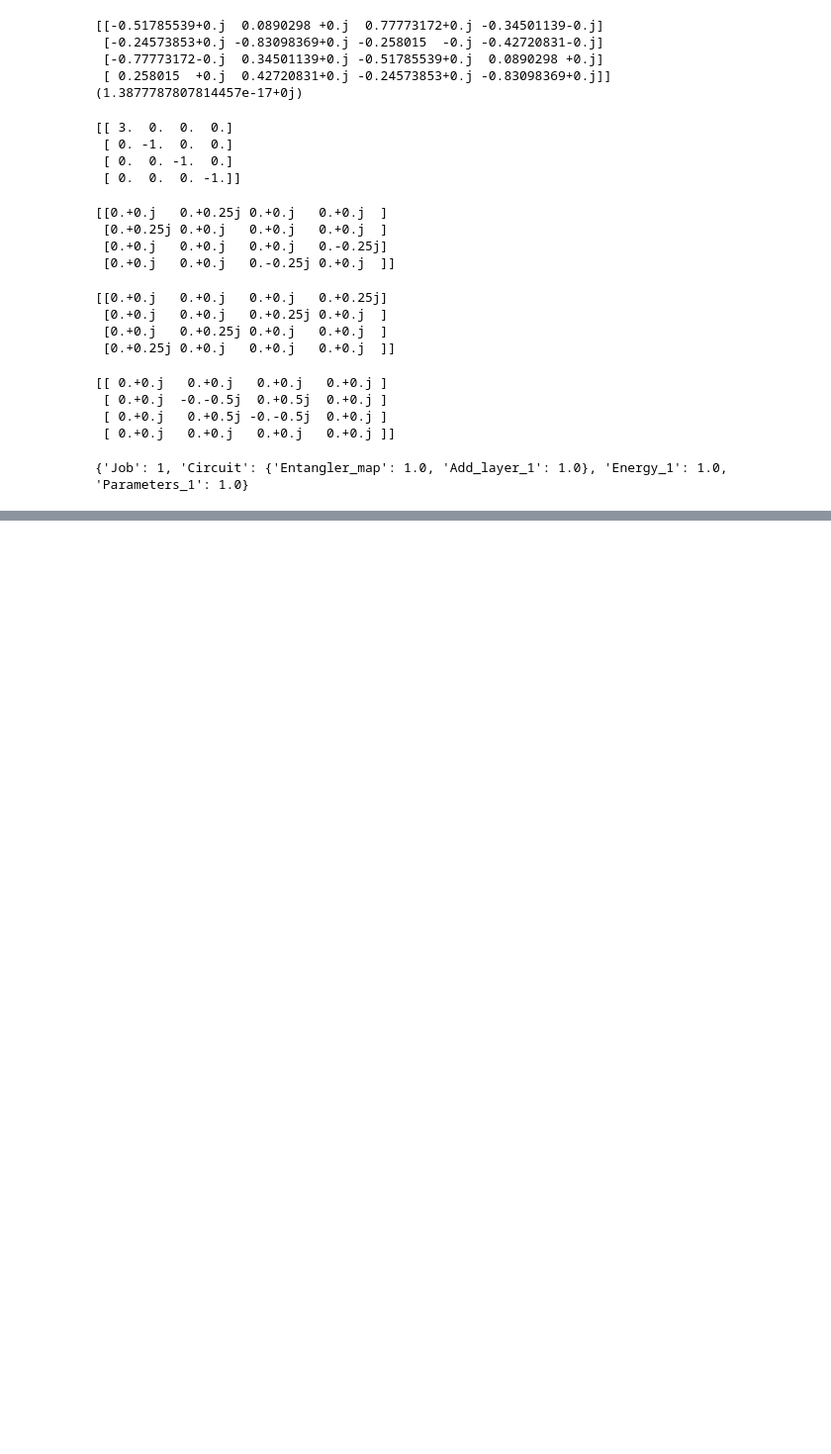
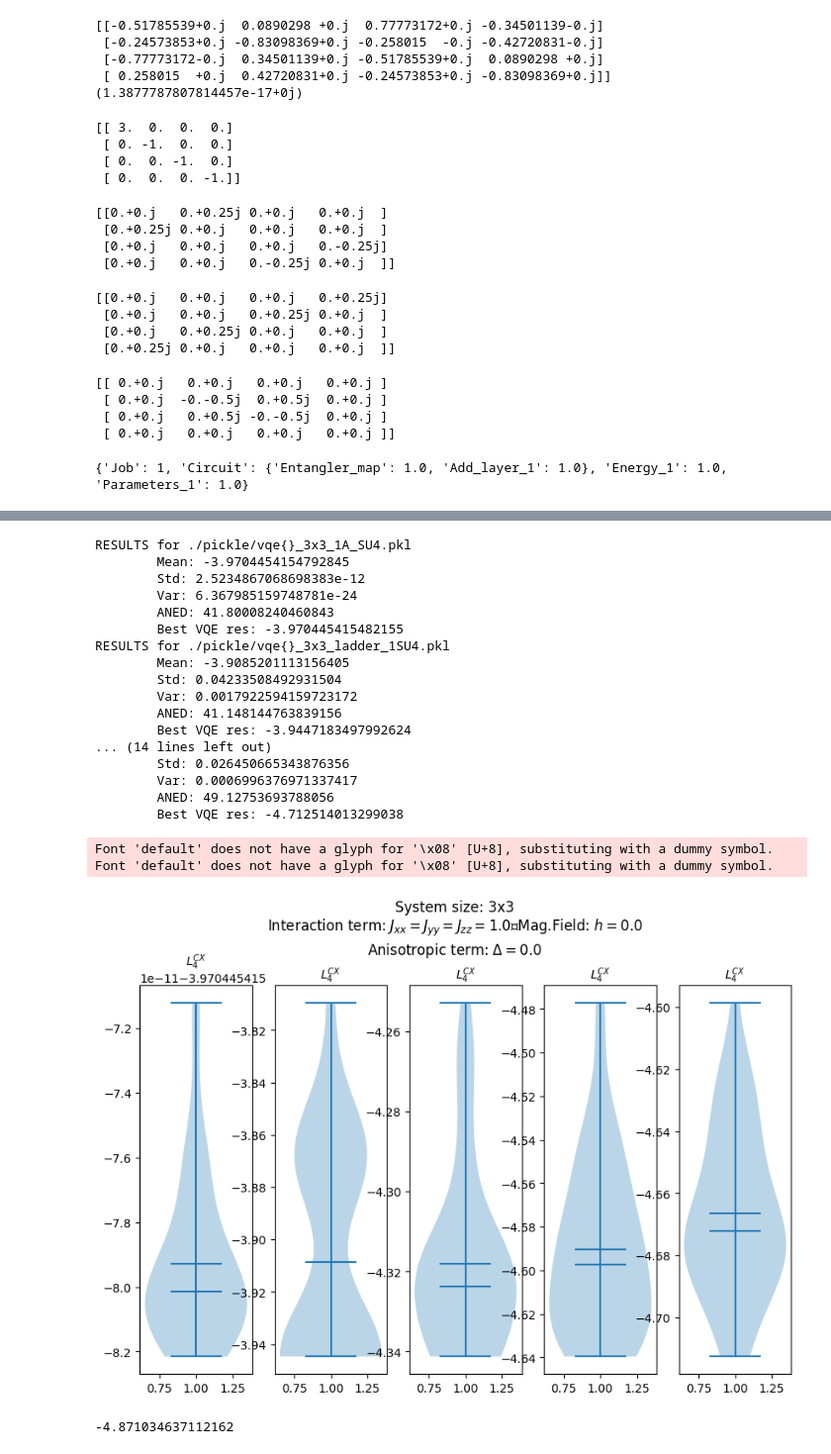
Before and after one commit to FabioTarocco/MULTILAYER-QIDA, a Jupyter notebook: things.ipynb, the cells around one changed output, grey strips where cells are left out. Shown at 99% size. Saved outputs shown, nothing was run; the diff lists cells and outputs as text; code cells hidden in the pictures; blank space fills up the shorter version.

Commit message:
Codice plots

```diff
--- a/things.ipynb
+++ b/things.ipynb
@@ -337,3 +337,18 @@ if len(add_data)>3:
 print(new_entry)
 # %% [output]
 {'Job': 1, 'Circuit': {'Entangler_map': 1.0, 'Add_layer_1': 1.0}, 'Energy_1': 1.0, 'Parameters_1': 1.0}
+# %%
+import ast
+ADDITIONAL_ENTANGLER_MAP = '[([[[0,1],[0,2],[0,3]]],2), ([[[3,1],[0,2],[0,3]]],2), ([[[0,1],[0,5],[0,3]]],2)]'
+ADDITIONAL_MAP_GATES = '[so4,so4,so4]'
+add_map = ast.literal_eval(ADDITIONAL_ENTANGLER_MAP)
+add_gate = [s.strip() for s in ADDITIONAL_MAP_GATES[1:-1].split(',')]
+add_data = []
+assert len(add_map) == len(add_gate)
+print("Additional map: ",add_map)
+print("Gate: ",add_gate)
+for i in range(len(add_map)):
+    add_data.append([add_map[i][0],add_map[i][1],add_gate[i], str(add_gate[i]).upper()])
+
+for i,item in enumerate(add_data):
+    print("Additional layer #{}:\n\tAdditional map:{}\n\treps:{}\n\twith {} gates".format(i+1,item[0],item[1],item[2]))
@@ -339,0 +370,59 @@ print(new_entry)
+# %%
+import numpy as np
+import pandas as pd
+import matplotlib.pyplot as plt
+
+base_path = ['./pickle/vqe{}_3x3_1A_SU4.pkl', './pickle/vqe{}_3x3_ladder_1SU4.pkl','./pickle/vqe{}_3x3_ladder_2SU4.pkl','./pickle/vqe{}_3x3_ladder_3SU4.pkl','./pickle/vqe{}_3x3_ladder_4SU4.pkl']
+NVQE = 50
+systems = ["3x3","2x6","3x4","3x4_mag","3x4_delta","3x4_delta_0_1"]
+e_ed = [-4.7493272585529,-6.60347247538703,-6.69168019351493,-9.50847255610575,-5.33875124065748,-4.272670379839620]
+
+fs = 10  # fontsize
+
+fig, axs = plt.subplots(nrows=1, ncols=5, figsize=(10, 6))
+for j,s in enumerate(base_path):
+
+    energy = [[],[],[],[],[]]
+    aned = 0.0
+    for i in range(1,NVQE+1):
+
+        a = pd.read_pickle(s.format(i))[0]
+        e_i = a['Energy']
+        energy[j].append(e_i)
+        aned += e_i
+        #print(e_i/e_ed[0]*100)
+    axs[j].violinplot(np.array(energy[j]), points=50, widths=0.7,
+                    showmeans=True, showextrema=True, showmedians=True, bw_method=0.5)
+    axs[j].set_title('$L_{4}^{CX}$', fontsize=fs)
+
+
+    print("RESULTS for {}\n\tMean: {}\n\tStd: {}\n\tVar: {}\n\tANED: {}\n\tBest VQE res: {}".format(s, np.mean(energy[j]), np.std(energy[j]), np.var(energy[j]), (aned/e_ed[0]), np.min(energy[j])))
+fig.suptitle("System size: 3x3\nInteraction term: $J_{xx}=J_{yy}=J_{zz}=1.0$\bMag.Field: $h=0.0$\nAnisotropic term: $\Delta=0.0$",y=1.05)
+fig.subplots_adjust(hspace=0.4)
+
+plt.show()
+# %% [output]
+RESULTS for ./pickle/vqe{}_3x3_1A_SU4.pkl
+        Mean: -3.9704454154792845
+        Std: 2.5234867068698383e-12
+        Var: 6.367985159748781e-24
+        ANED: 41.80008240460843
+        Best VQE res: -3.970445415482155
+RESULTS for ./pickle/vqe{}_3x3_ladder_1SU4.pkl
+        Mean: -3.9085201113156405
+        Std: 0.04233508492931504
+        Var: 0.0017922594159723172
+        ANED: 41.148144763839156
+        Best VQE res: -3.9447183497992624
+... (14 lines left out)
+        Std: 0.026450665343876356
+        Var: 0.0006996376971337417
+        ANED: 49.12753693788056
+        Best VQE res: -4.712514013299038
+Font 'default' does not have a glyph for '\x08' [U+8], substituting with a dummy symbol.
+Font 'default' does not have a glyph for '\x08' [U+8], substituting with a dummy symbol.
+[figure, added]
+# %%
+energy
+# %% [output]
+-4.871034637112162
```
Also changed, not shown: parts of 10 cells of this notebook, 6 other files.
